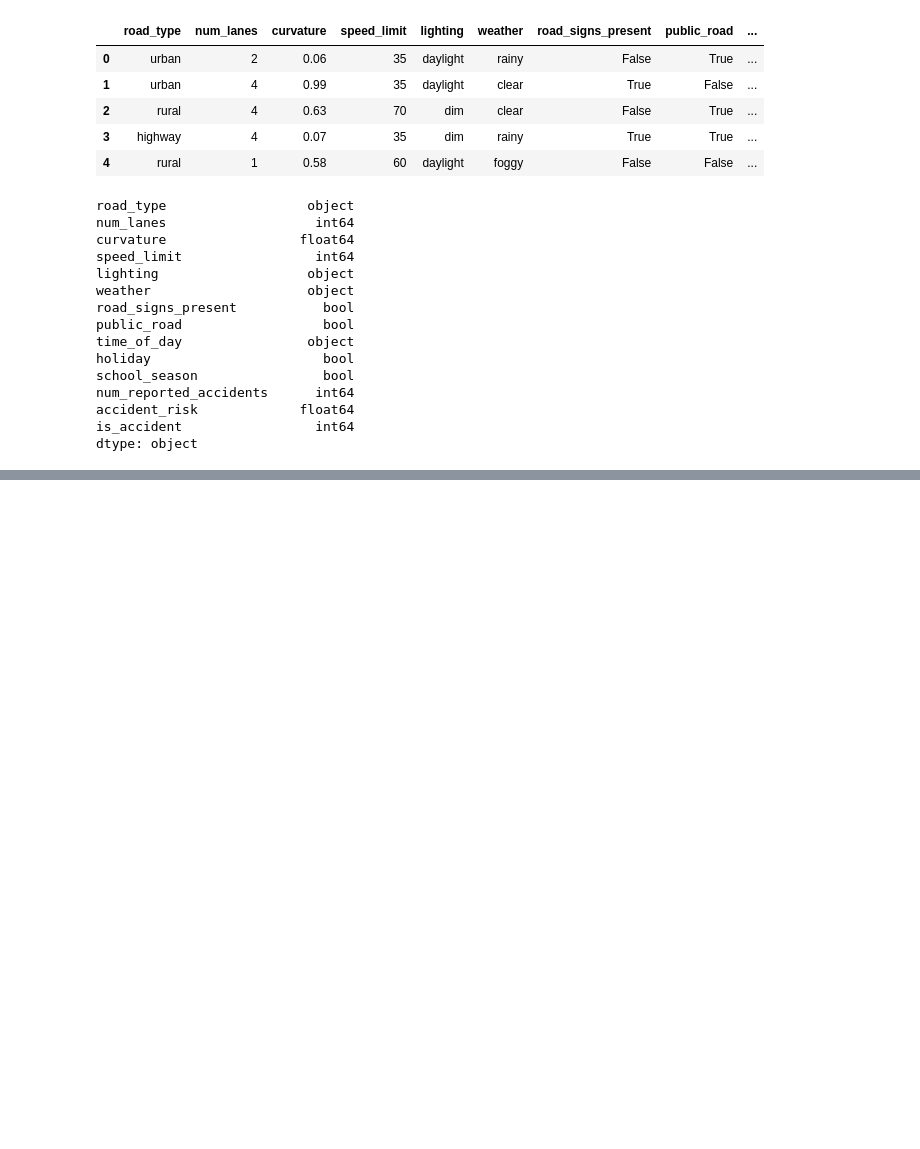
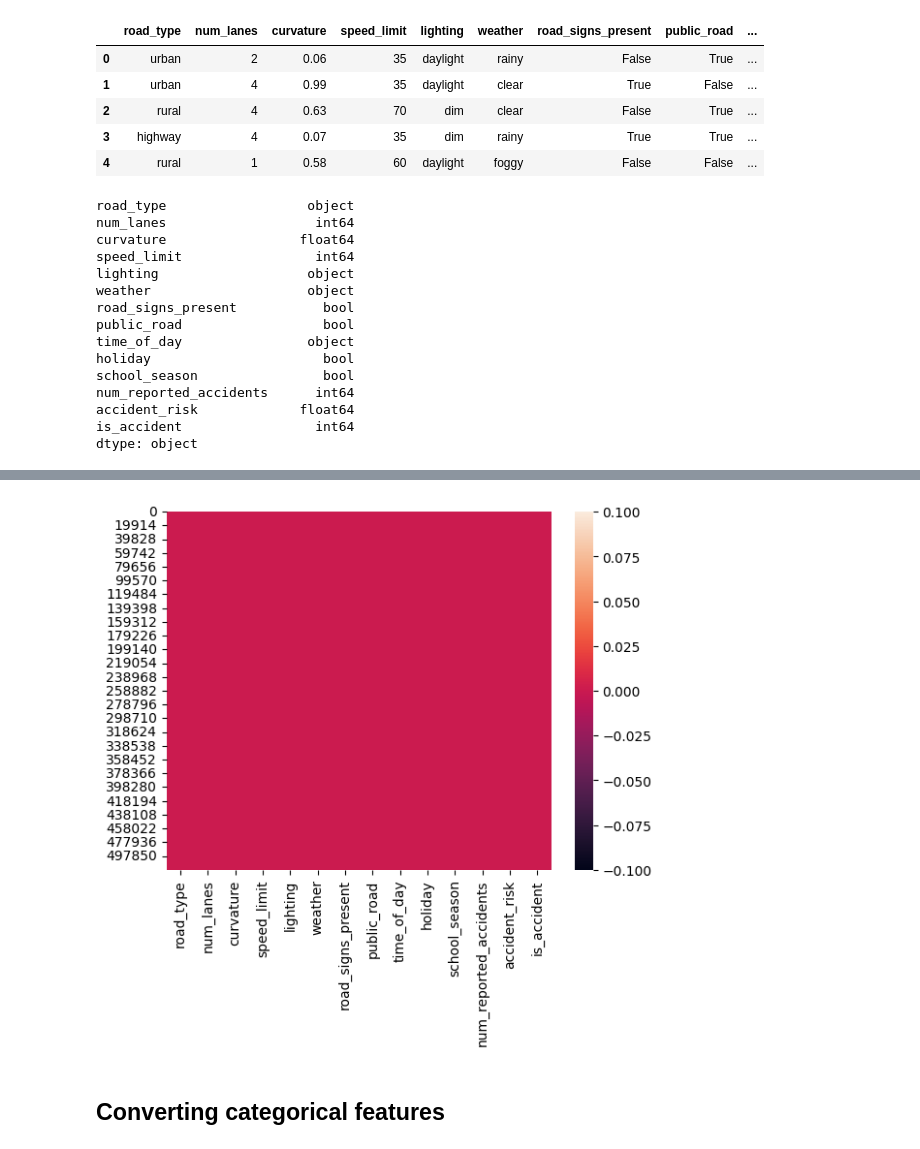
Before and after one commit to PrincelyKitilya/Accident-Prediction, a Jupyter notebook: logistic_regression.ipynb, the cells around one changed output, grey strips where cells are left out. Cells and saved outputs as stored; diff of their text form; code cells hidden in the pictures; blank space fills up the shorter version.

```diff
--- a/logistic_regression.ipynb
+++ b/logistic_regression.ipynb
@@ -87,0 +101,10 @@ dtype: object
+# %%
+#another way to check for null variables using seaborn
+sns.heatmap(accident.isnull())
+
+#showing the dataset
+plt.show()
+# %% [output]
+[figure, added]
+# %% [markdown]
+## Converting categorical features
```
Also changed, not shown: parts of 5 cells of this notebook.
